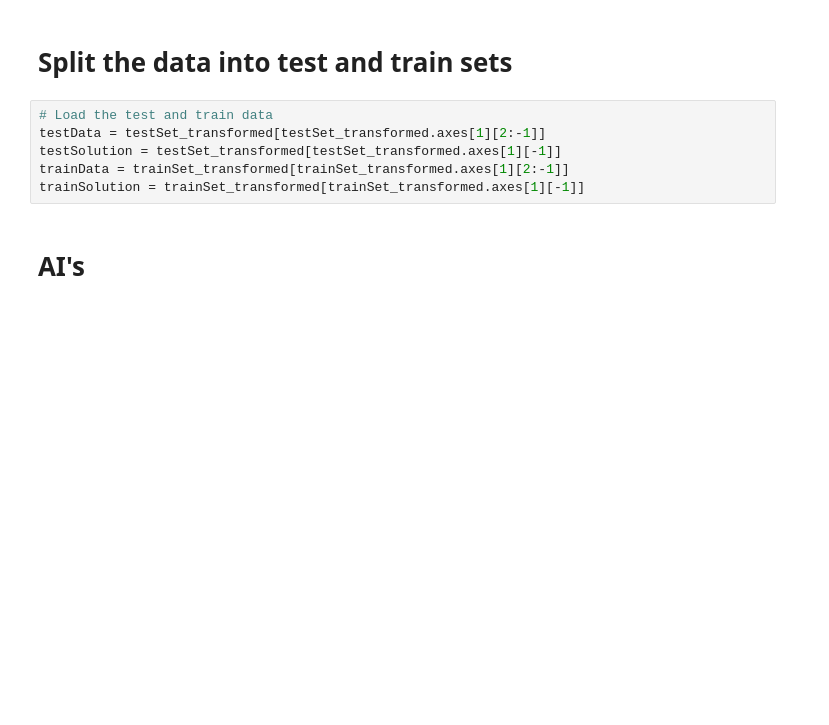
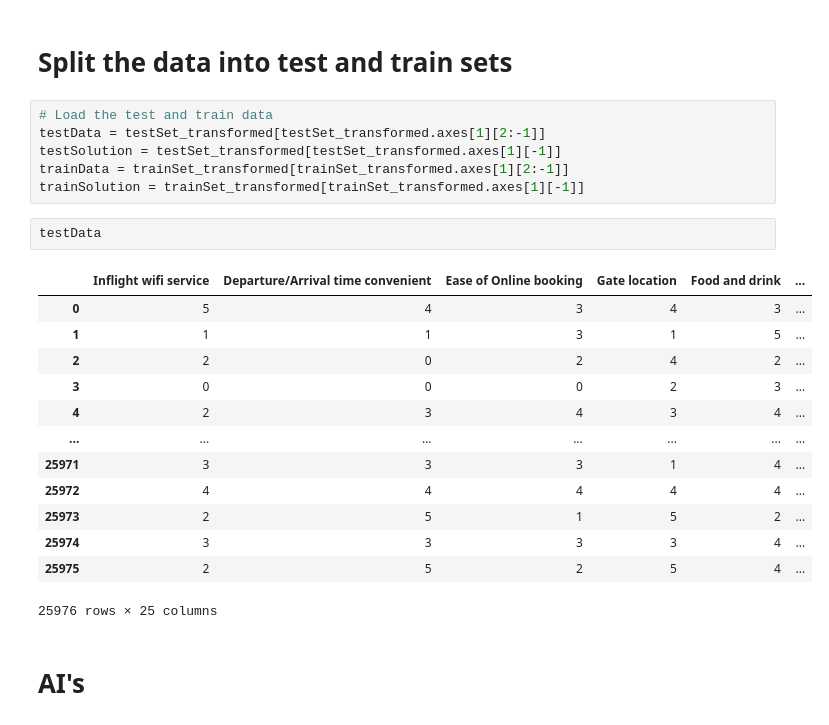
Before and after one commit to zjustus/Airline-Passenger-Satisfaction, a Jupyter notebook: main.ipynb, the cells around one changed output. Drawn from its saved outputs; the diff is of its cells as text; blank space fills up the shorter version.

```diff
--- a/main.ipynb
+++ b/main.ipynb
@@ -113,6 +116,22 @@ testData = testSet_transformed[testSet_transformed.axes[1][2:-1]]
 testSolution = testSet_transformed[testSet_transformed.axes[1][-1]]
 trainData = trainSet_transformed[trainSet_transformed.axes[1][2:-1]]
 trainSolution = trainSet_transformed[trainSet_transformed.axes[1][-1]]
+# %%
+testData
+# %% [output]
+|  | Inflight wifi service | Departure/Arrival time convenient | Ease of Online booking | Gate location | Food and drink | ... |
+| 0 | 5 | 4 | 3 | 4 | 3 | ... |
+| 1 | 1 | 1 | 3 | 1 | 5 | ... |
+| 2 | 2 | 0 | 2 | 4 | 2 | ... |
+| 3 | 0 | 0 | 0 | 2 | 3 | ... |
+| 4 | 2 | 3 | 4 | 3 | 4 | ... |
+| ... | ... | ... | ... | ... | ... | ... |
+| 25971 | 3 | 3 | 3 | 1 | 4 | ... |
+| 25972 | 4 | 4 | 4 | 4 | 4 | ... |
+| 25973 | 2 | 5 | 1 | 5 | 2 | ... |
+| 25974 | 3 | 3 | 3 | 3 | 4 | ... |
+| 25975 | 2 | 5 | 2 | 5 | 4 | ... |
+25976 rows × 25 columns
 # %% [markdown]
 # AI's
 # %%
```
Also changed, not shown: parts of 9 cells of this notebook.
